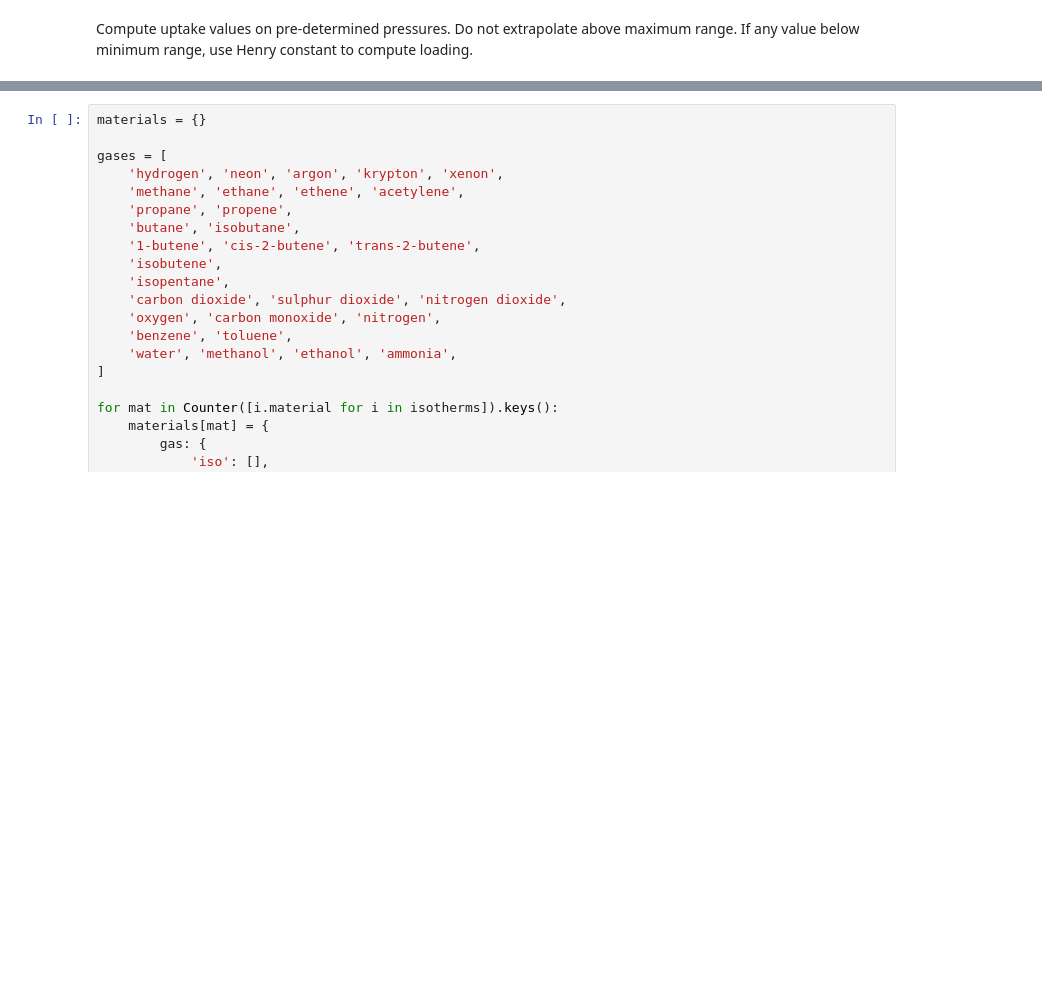
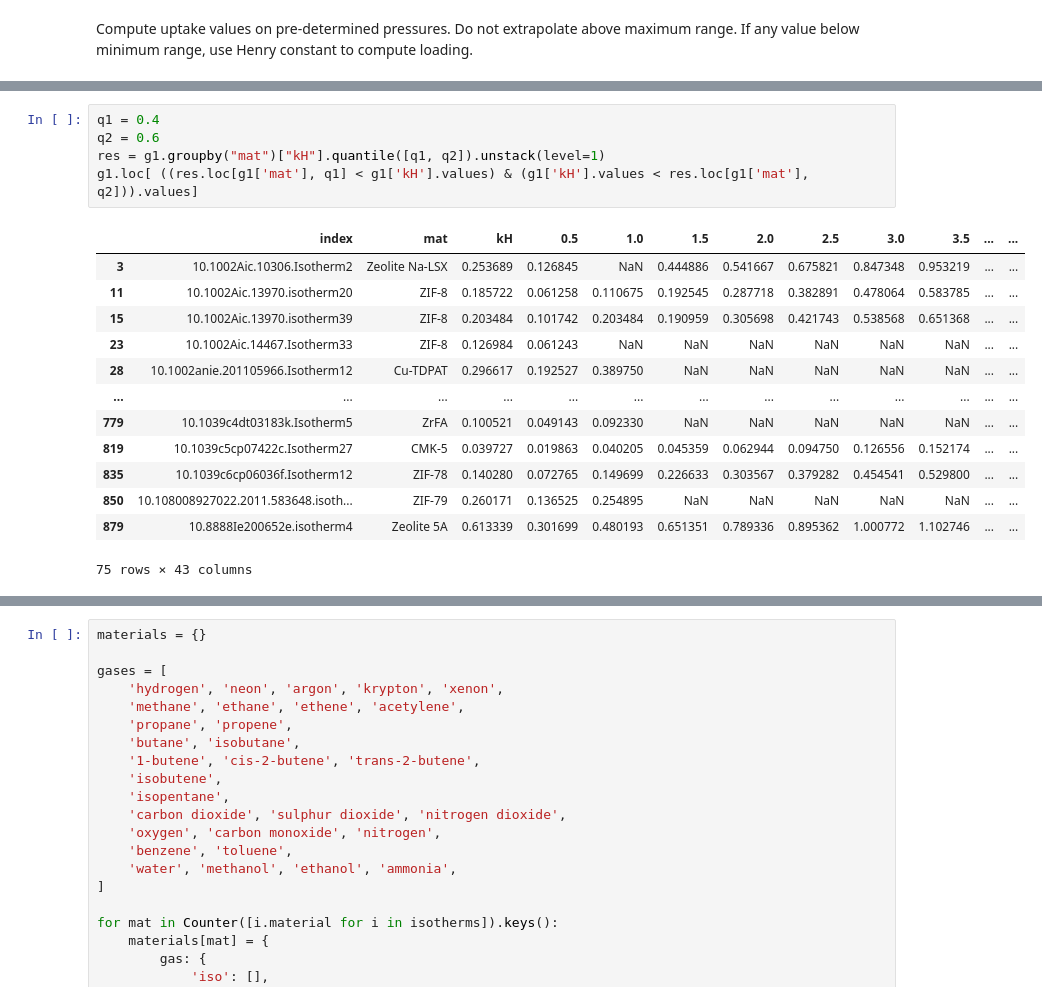
Before and after one commit to pauliacomi/separation-explorer, a Jupyter notebook: notebooks/process-isotherms.ipynb, the cells around one changed output, grey strips where cells are left out. Cells and saved outputs as stored; diff of their text form; blank space fills up the shorter version.

```diff
--- a/notebooks/process-isotherms.ipynb
+++ b/notebooks/process-isotherms.ipynb
@@ -79,0 +384,19 @@ for index, iso in enumerate(isotherms):
+# %%
+q1 = 0.4
+q2 = 0.6
+res = g1.groupby("mat")["kH"].quantile([q1, q2]).unstack(level=1)
+g1.loc[ ((res.loc[g1['mat'], q1] < g1['kH'].values) & (g1['kH'].values < res.loc[g1['mat'], q2])).values]
+# %% [output]
+|  | index | mat | kH | 0.5 | 1.0 | 1.5 | 2.0 | 2.5 | 3.0 | 3.5 | ... | ... |
+| 3 | 10.1002Aic.10306.Isotherm2 | Zeolite Na-LSX | 0.253689 | 0.126845 | NaN | 0.444886 | 0.541667 | 0.675821 | 0.847348 | 0.953219 | ... | ... |
+| 11 | 10.1002Aic.13970.isotherm20 | ZIF-8 | 0.185722 | 0.061258 | 0.110675 | 0.192545 | 0.287718 | 0.382891 | 0.478064 | 0.583785 | ... | ... |
+| 15 | 10.1002Aic.13970.isotherm39 | ZIF-8 | 0.203484 | 0.101742 | 0.203484 | 0.190959 | 0.305698 | 0.421743 | 0.538568 | 0.651368 | ... | ... |
+| 23 | 10.1002Aic.14467.Isotherm33 | ZIF-8 | 0.126984 | 0.061243 | NaN | NaN | NaN | NaN | NaN | NaN | ... | ... |
+| 28 | 10.1002anie.201105966.Isotherm12 | Cu-TDPAT | 0.296617 | 0.192527 | 0.389750 | NaN | NaN | NaN | NaN | NaN | ... | ... |
+| ... | ... | ... | ... | ... | ... | ... | ... | ... | ... | ... | ... | ... |
+| 779 | 10.1039c4dt03183k.Isotherm5 | ZrFA | 0.100521 | 0.049143 | 0.092330 | NaN | NaN | NaN | NaN | NaN | ... | ... |
+| 819 | 10.1039c5cp07422c.Isotherm27 | CMK-5 | 0.039727 | 0.019863 | 0.040205 | 0.045359 | 0.062944 | 0.094750 | 0.126556 | 0.152174 | ... | ... |
+| 835 | 10.1039c6cp06036f.Isotherm12 | ZIF-78 | 0.140280 | 0.072765 | 0.149699 | 0.226633 | 0.303567 | 0.379282 | 0.454541 | 0.529800 | ... | ... |
+| 850 | 10.108008927022.2011.583648.isoth... | ZIF-79 | 0.260171 | 0.136525 | 0.254895 | NaN | NaN | NaN | NaN | NaN | ... | ... |
+| 879 | 10.8888Ie200652e.isotherm4 | Zeolite 5A | 0.613339 | 0.301699 | 0.480193 | 0.651351 | 0.789336 | 0.895362 | 1.000772 | 1.102746 | ... | ... |
+75 rows × 43 columns
```
Also changed, not shown: parts of 24 cells of this notebook, 2 other files.
